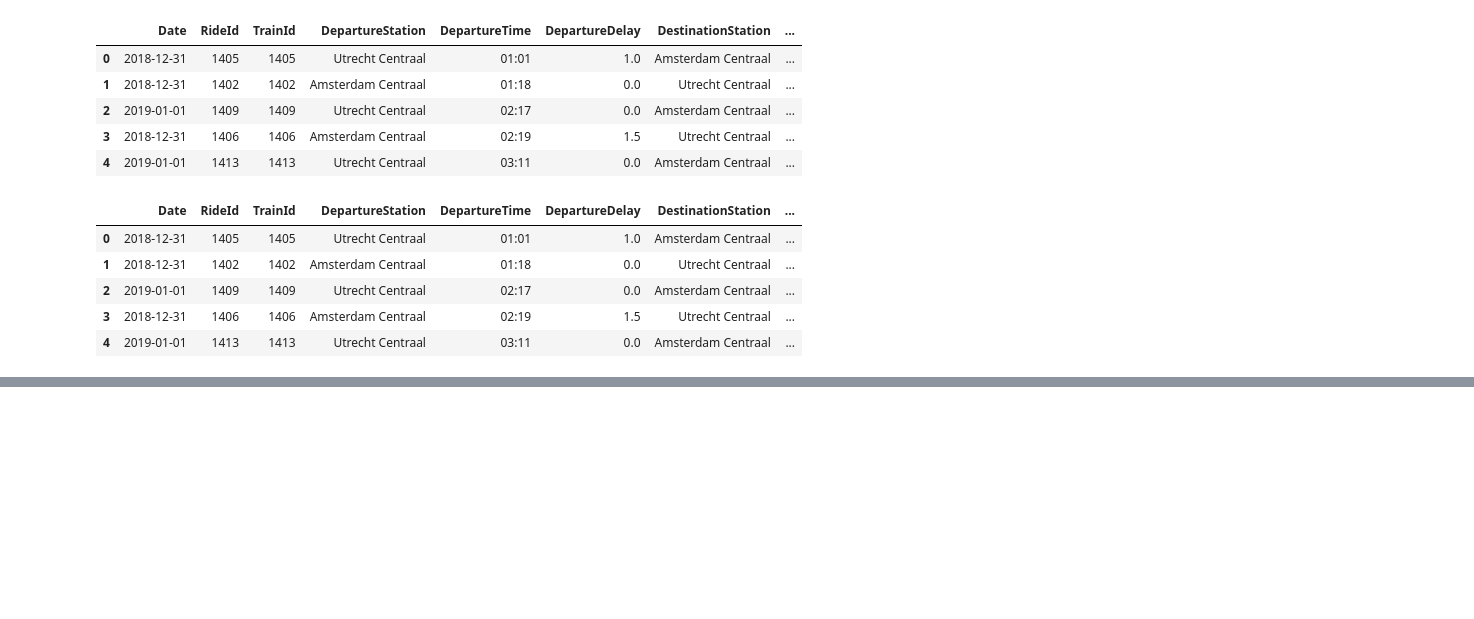
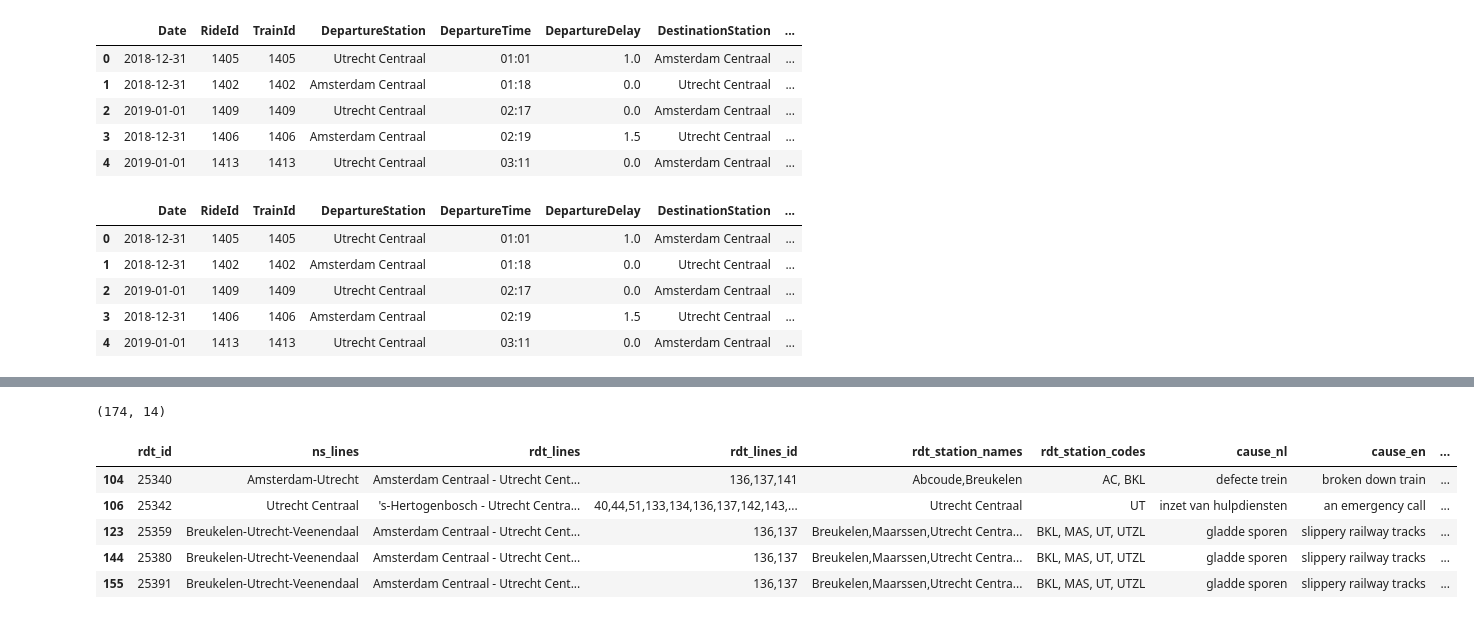
Before and after one commit to BondarencoM/DestinationStation, a Jupyter notebook: provisioning/Data_merge.ipynb, the cells around one changed output, grey strips where cells are left out. Drawn from its saved outputs; the diff is of its cells as text; code cells hidden in the pictures; blank space fills up the shorter version.

```diff
--- a/provisioning/Data_merge.ipynb
+++ b/provisioning/Data_merge.ipynb
@@ -218,0 +221,5 @@ df.to_csv('../assets/data/2019-UT-ASD-Full/2019-UT-ASD-scrapped.csv', index=None
+# %%
+df = pd.read_csv('../assets/data/2019-UT-ASD-Full/2019-UT-ASD-scrapped.csv')
+df_disruptions = pd.read_csv('../assets/original_dataset/disruptions-2019.csv', parse_dates=['start_time',
+                                                                                             'end_time'
+                                                                                            ])
@@ -218,0 +230,2 @@ df.to_csv('../assets/data/2019-UT-ASD-Full/2019-UT-ASD-scrapped.csv', index=None
+# %%
+df_disruptions = df_disruptions.loc[df_disruptions['end_time'].notna()]
@@ -218,0 +238,13 @@ df.to_csv('../assets/data/2019-UT-ASD-Full/2019-UT-ASD-scrapped.csv', index=None
+# %%
+df_disruptions.shape
+# %% [output]
+(174, 14)
+# %%
+df_disruptions.head()
+# %% [output]
+|  | rdt_id | ns_lines | rdt_lines | rdt_lines_id | rdt_station_names | rdt_station_codes | cause_nl | cause_en | ... |
+| 104 | 25340 | Amsterdam-Utrecht | Amsterdam Centraal - Utrecht Cent... | 136,137,141 | Abcoude,Breukelen | AC, BKL | defecte trein | broken down train | ... |
+| 106 | 25342 | Utrecht Centraal | 's-Hertogenbosch - Utrecht Centra... | 40,44,51,133,134,136,137,142,143,... | Utrecht Centraal | UT | inzet van hulpdiensten | an emergency call | ... |
+| 123 | 25359 | Breukelen-Utrecht-Veenendaal | Amsterdam Centraal - Utrecht Cent... | 136,137 | Breukelen,Maarssen,Utrecht Centra... | BKL, MAS, UT, UTZL | gladde sporen | slippery railway tracks | ... |
+| 144 | 25380 | Breukelen-Utrecht-Veenendaal | Amsterdam Centraal - Utrecht Cent... | 136,137 | Breukelen,Maarssen,Utrecht Centra... | BKL, MAS, UT, UTZL | gladde sporen | slippery railway tracks | ... |
+| 155 | 25391 | Breukelen-Utrecht-Veenendaal | Amsterdam Centraal - Utrecht Cent... | 136,137 | Breukelen,Maarssen,Utrecht Centra... | BKL, MAS, UT, UTZL | gladde sporen | slippery railway tracks | ... |
```
Also changed, not shown: parts of 22 cells of this notebook.
